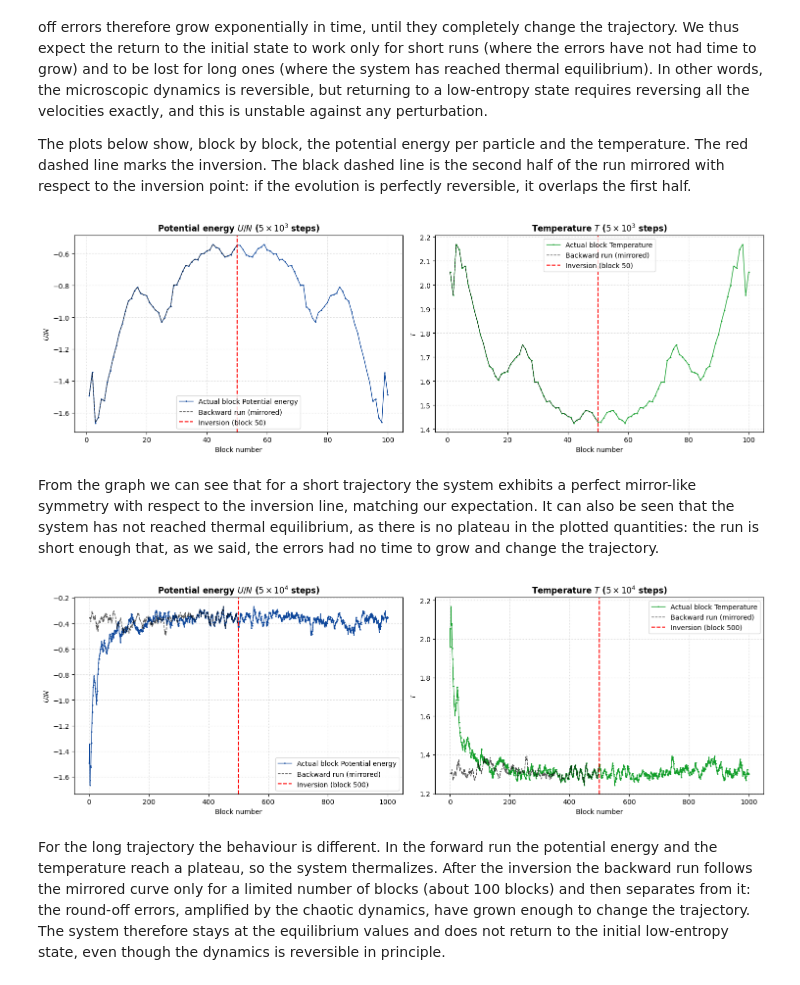
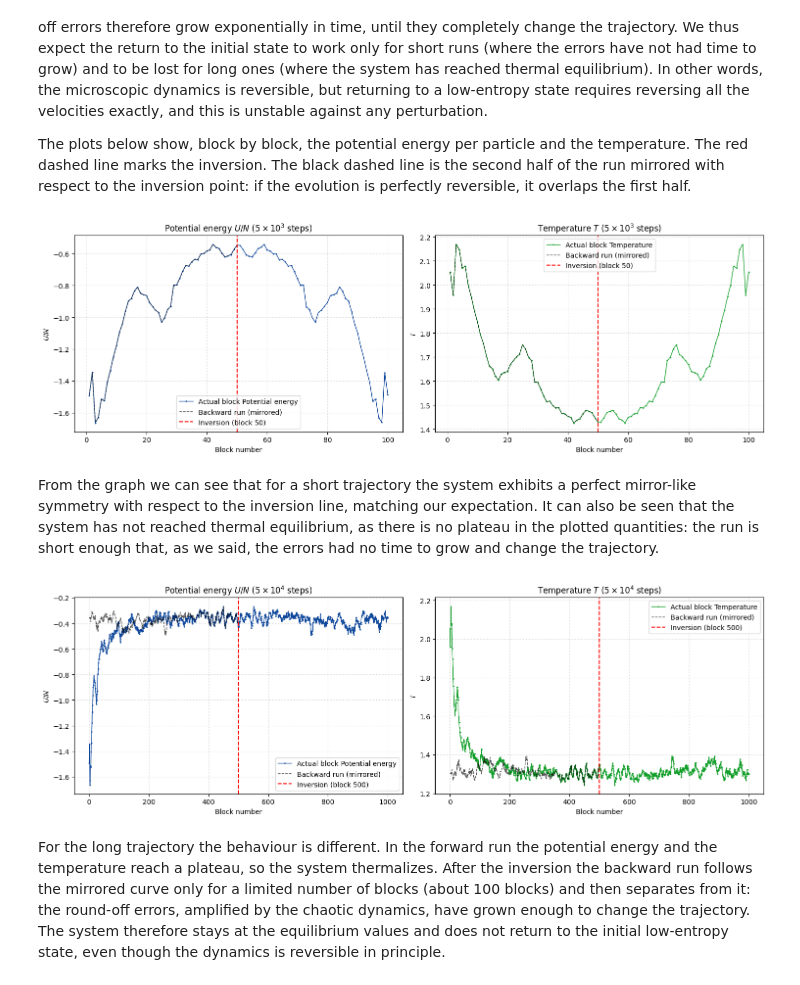
Before and after one commit to Hulia24/NSL, a Jupyter notebook: 04/LSN_Exercises_04.ipynb, the cells around one changed output. Saved outputs shown, nothing was run; the diff lists cells and outputs as text; code cells hidden in the pictures.

```diff
--- a/04/LSN_Exercises_04.ipynb
+++ b/04/LSN_Exercises_04.ipynb
@@ -207,34 +207,34 @@ props = [('potential_energy.dat', r'$U/N$', 'Potential energy', '#0c459a'),
 # %%
 def plot_run(steps):
     folder = runs[steps]
     fig, axes = plt.subplots(1, 2, figsize=(15, 5))
 
     for ax, (fname, ylabel, name, color) in zip(axes, props):
         block, y = np.loadtxt(f'{folder}/{fname}')[:, :2].T
         rev = len(block) // 2  # inversion point: half of the total blocks
 
         ax.plot(block, y, color=color, marker='o', ms=1, lw=1, label=f'Actual block {name}')
         ax.plot(block[:rev], y[-rev:][::-1], 'k--', lw=1, alpha=0.7, label='Backward run (mirrored)')
         ax.axvline(rev, color='red', ls='--', lw=1.5, label=f'Inversion (block {rev})')
 
-        ax.set_title(f'{name} {ylabel} ({steps} steps)', fontsize=12, fontweight='bold')
+        ax.set_title(f'{name} {ylabel} ({steps} steps)', fontsize=12)
         ax.set_xlabel('Block number')
         ax.set_ylabel(ylabel)
         ax.grid(True, ls=':', alpha=0.6)
         ax.legend(loc='best')
 
     plt.tight_layout()
     plt.show()
 
 plot_run(r'$5\times 10^3$')
 # %% [output]
-[figure, old version]
+[figure, new version]
 # %% [markdown]
 From the graph we can see that for a short trajectory the system exhibits a perfect mirror-like symmetry with respect to the inversion line, matching our expectation. It can also be seen that the system has not reached thermal equilibrium, as there is no plateau in the plotted quantities: the run is short enough that, as we said, the errors had no time to grow and change the trajectory.
 # %%
 plot_run(r'$5\times 10^4$')
 # %% [output]
-[figure, old version]
+[figure, new version]
 # %% [markdown]
 For the long trajectory the behaviour is different. In the forward run the potential energy and the temperature reach a plateau, so the system thermalizes. After the inversion the backward run follows the mirrored curve only for a limited number of blocks (about 100 blocks) and then separates from it: the round-off errors, amplified by the chaotic dynamics, have grown enough to change the trajectory. The system therefore stays at the equilibrium values and does not return to the initial low-entropy state, even though the dynamics is reversible in principle.
 # %% [markdown]
```
Also changed, not shown: 2 other files.
